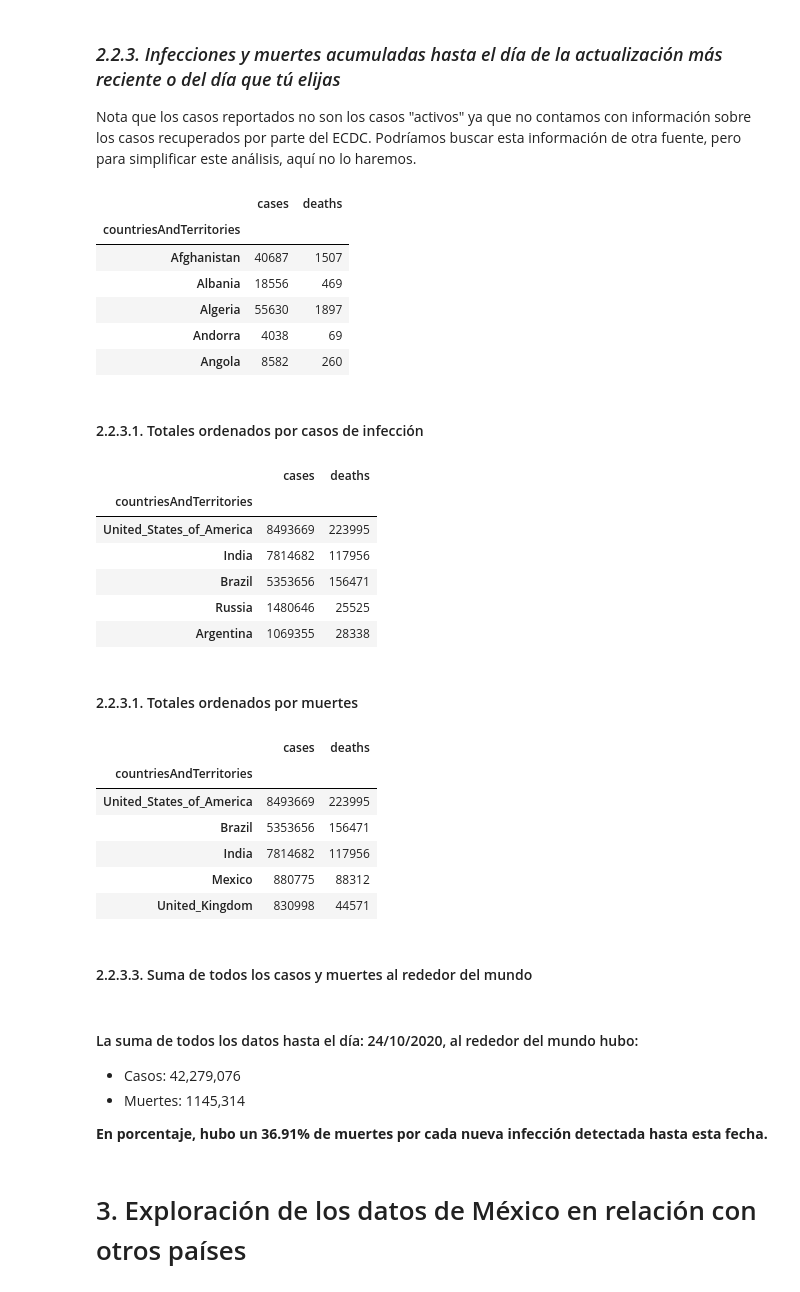
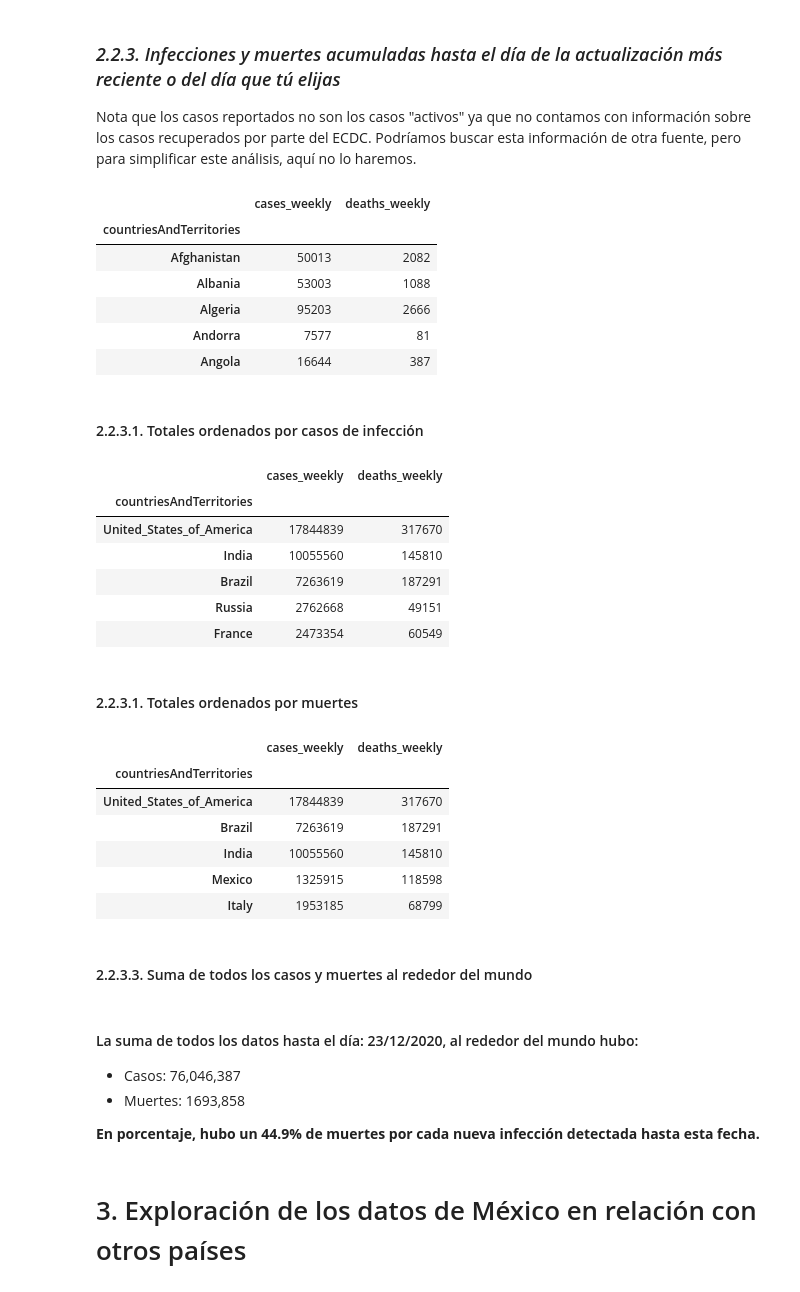
Before and after one commit to damian-romero/covid19_mx, a Jupyter notebook: covid/covid19mx_notebook.ipynb, the cells around one changed output. Saved outputs shown, nothing was run; the diff lists cells and outputs as text; code cells hidden in the pictures.

```diff
--- a/covid/covid19mx_notebook.ipynb
+++ b/covid/covid19mx_notebook.ipynb
@@ -229,51 +259,51 @@ __En porcentaje, hubo un 74.9% de muertes por cada nueva infección detectada en
 Nota que los casos reportados no son los casos "activos" ya que no contamos con información sobre los casos recuperados por parte del ECDC. Podríamos buscar esta información de otra fuente, pero para simplificar este análisis, aquí no lo haremos.
 # %%
 # Seleccionar solo las columnas que nos interesan
-totales_mundo = datos_mundo[['countriesAndTerritories', 'cases', 'deaths']]
+totales_mundo = datos_mundo[['countriesAndTerritories', 'cases_weekly', 'deaths_weekly']]
 # Sumar los datos hasta la fecha
 totales_mundo = totales_mundo.groupby(['countriesAndTerritories']).sum()
 # Mostrar los primeros n
 totales_mundo.head(mostrar_los_primeros_n)
 # %% [output]
-|  | cases | deaths |
+|  | cases_weekly | deaths_weekly |
 | countriesAndTerritories |  |  |
-| Afghanistan | 40687 | 1507 |
-| Albania | 18556 | 469 |
-| Algeria | 55630 | 1897 |
-| Andorra | 4038 | 69 |
-| Angola | 8582 | 260 |
+| Afghanistan | 50013 | 2082 |
+| Albania | 53003 | 1088 |
+| Algeria | 95203 | 2666 |
+| Andorra | 7577 | 81 |
+| Angola | 16644 | 387 |
 # %% [markdown]
 #### 2.2.3.1. Totales ordenados por casos de infección
 # %%
-totales_mundo_casos = totales_mundo.sort_values(by=['cases'], ascending=False)
+totales_mundo_casos = totales_mundo.sort_values(by=['cases_weekly'], ascending=False)
 totales_mundo_casos.head(mostrar_los_primeros_n)
 # %% [output]
-|  | cases | deaths |
+|  | cases_weekly | deaths_weekly |
 | countriesAndTerritories |  |  |
-| United_States_of_America | 8493669 | 223995 |
-| India | 7814682 | 117956 |
-| Brazil | 5353656 | 156471 |
-| Russia | 1480646 | 25525 |
-| Argentina | 1069355 | 28338 |
+| United_States_of_America | 17844839 | 317670 |
+| India | 10055560 | 145810 |
+| Brazil | 7263619 | 187291 |
+| Russia | 2762668 | 49151 |
+| France | 2473354 | 60549 |
 # %% [markdown]
 #### 2.2.3.1. Totales ordenados por muertes
 # %%
-totales_mundo_muertes = totales_mundo.sort_values(by=['deaths'], ascending=False)
+totales_mundo_muertes = totales_mundo.sort_values(by=['deaths_weekly'], ascending=False)
 totales_mundo_muertes.head(mostrar_los_primeros_n)
 # %% [output]
-|  | cases | deaths |
+|  | cases_weekly | deaths_weekly |
 | countriesAndTerritories |  |  |
-| United_States_of_America | 8493669 | 223995 |
-| Brazil | 5353656 | 156471 |
-| India | 7814682 | 117956 |
-| Mexico | 880775 | 88312 |
-| United_Kingdom | 830998 | 44571 |
+| United_States_of_America | 17844839 | 317670 |
+| Brazil | 7263619 | 187291 |
+| India | 10055560 | 145810 |
+| Mexico | 1325915 | 118598 |
+| Italy | 1953185 | 68799 |
 # %% [markdown]
 #### 2.2.3.3. Suma de todos los casos y muertes al rededor del mundo
 # %%
 # Cálculos
-suma_mundial_casos = totales_mundo_casos['cases'].sum()
-suma_mundial_muertes = totales_mundo_muertes['deaths'].sum()
+suma_mundial_casos = totales_mundo_casos['cases_weekly'].sum()
+suma_mundial_muertes = totales_mundo_muertes['deaths_weekly'].sum()
 porcentaje_muertes_infeccion = round(suma_mundial_casos/suma_mundial_muertes, 2)
 
 # Para imrpimir con coma
@@ -292,12 +322,12 @@ __En porcentaje, hubo un {porcentaje_muertes_infeccion}% de muertes por cada nue
 """))
 # %% [output]
 
-#### La suma de todos los datos hasta el día: 24/10/2020, al rededor del mundo hubo:
+#### La suma de todos los datos hasta el día: 23/12/2020, al rededor del mundo hubo:
 
-- Casos: 42,279,076
-- Muertes: 1145,314
+- Casos: 76,046,387
+- Muertes: 1693,858
 
-__En porcentaje, hubo un 36.91% de muertes por cada nueva infección **detectada** hasta esta fecha.__
+__En porcentaje, hubo un 44.9% de muertes por cada nueva infección **detectada** hasta esta fecha.__
 # %% [markdown]
 # 3. Exploración de los datos de México en relación con otros países
 # %% [markdown]
```
Also changed, not shown: parts of 20 cells of this notebook.
